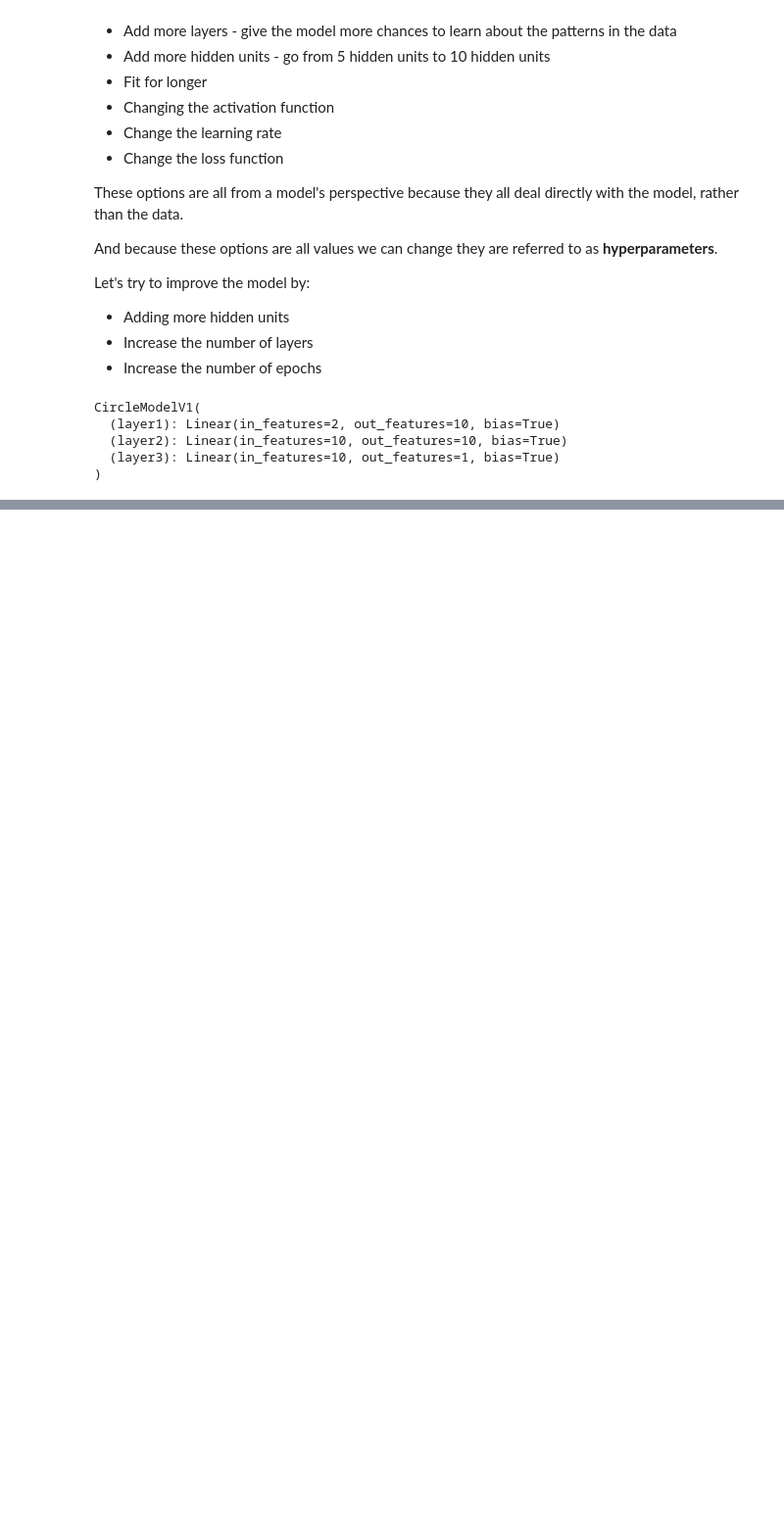
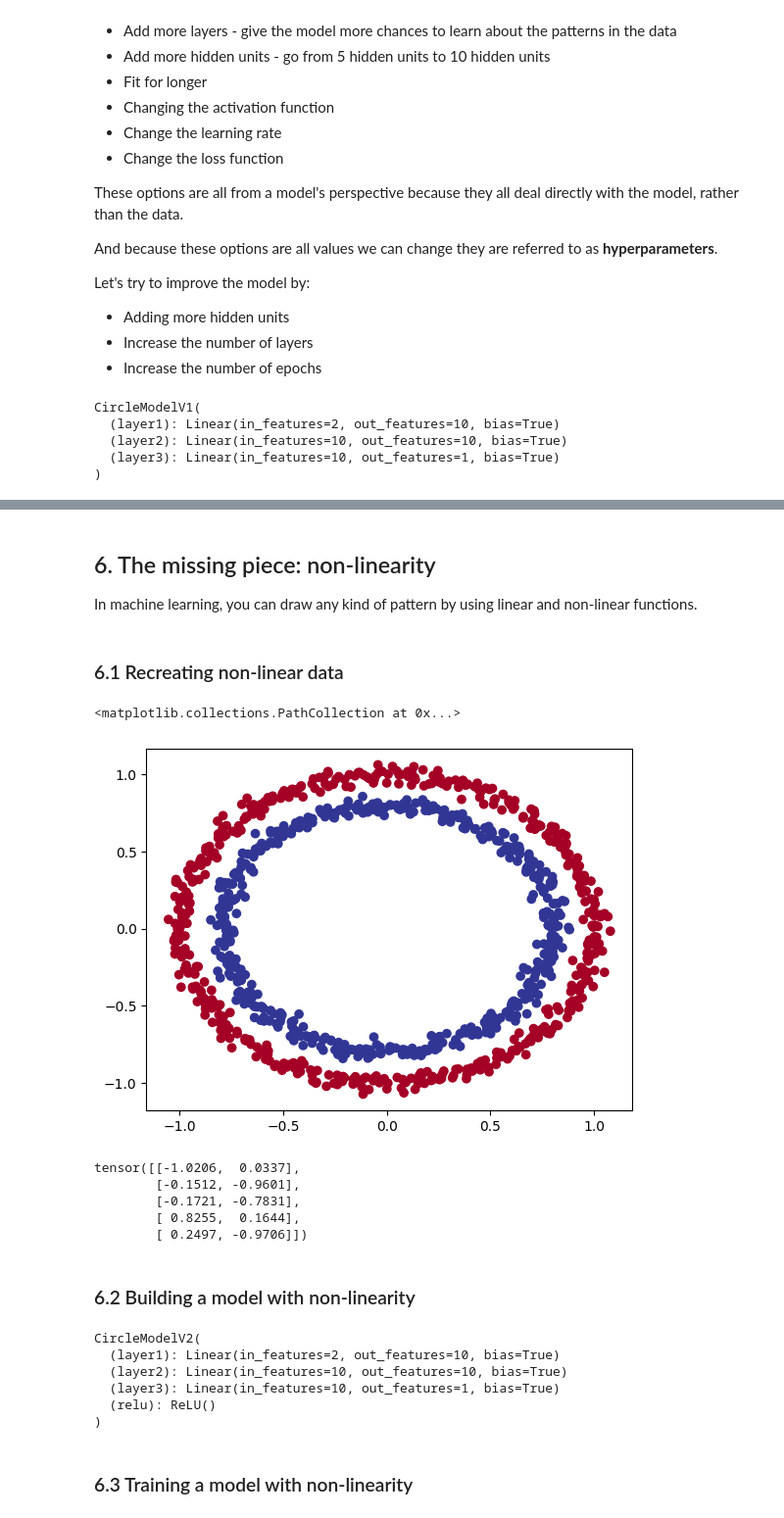
Before and after one commit to N1tingale/PyTorch, a Jupyter notebook: PyTorch_Neural_Network_Classification.ipynb, the cells around one changed output, grey strips where cells are left out. Shown at 98% size. Saved outputs shown, nothing was run; the diff lists cells and outputs as text; code cells hidden in the pictures; blank space fills up the shorter version.

```diff
--- a/PyTorch_Neural_Network_Classification.ipynb
+++ b/PyTorch_Neural_Network_Classification.ipynb
@@ -429,0 +597,66 @@ CircleModelV1(
+# %% [markdown]
+## 6. The missing piece: non-linearity
+
+In machine learning, you can draw any kind of pattern by using linear and non-linear functions.
+# %% [markdown]
+### 6.1 Recreating non-linear data
+# %%
+# Make and plot data
+
+import matplotlib.pyplot as plt
+from sklearn.datasets import make_circles
+
+n_samples = 1000
+
+X, y = make_circles(n_samples, noise=0.03)
+
+plt.scatter(X[:, 0], X[:, 1], c=y, cmap=plt.cm.RdYlBu)
+# %% [output]
+<matplotlib.collections.PathCollection at 0x...>
+[figure, added]
+# %%
+# Convert data to tensors and then train test split
+import torch
+from sklearn.model_selection import train_test_split
+
+# Turn data into tensors
+X = torch.from_numpy(X).type(torch.float)
+y = torch.from_numpy(y).type(torch.float)
+
+# Train test split
+X_train, X_test, y_train, y_test = train_test_split(X, y, test_size=0.2)
+
+X_train[:5]
+# %% [output]
+tensor([[-1.0206,  0.0337],
+        [-0.1512, -0.9601],
+        [-0.1721, -0.7831],
+        [ 0.8255,  0.1644],
+        [ 0.2497, -0.9706]])
+# %% [markdown]
+### 6.2 Building a model with non-linearity
+# %%
+# Build a model with non-linear activation functions
+from torch import nn
+
+class CircleModelV2(nn.Module):
+  def __init__(self):
+    super().__init__()
+    self.layer1 = nn.Linear(in_features=2, out_features=10)
+    self.layer2 = nn.Linear(in_features=10, out_features=10)
+    self.layer3 = nn.Linear(in_features=10, out_features=1)
+    self.relu = nn.ReLU()
+
+  def forward(self, x: torch.Tensor) -> torch.Tensor:
+    # Where should we put our non-linear activation functions?
+    return self.layer3(self.relu(self.layer2(self.relu(self.layer1(x)))))
+
+model_3 = CircleModelV2().to(device)
+model_3
+# %% [output]
+CircleModelV2(
+  (layer1): Linear(in_features=2, out_features=10, bias=True)
+  (layer2): Linear(in_features=10, out_features=10, bias=True)
+  (layer3): Linear(in_features=10, out_features=1, bias=True)
+  (relu): ReLU()
+)
@@ -429,0 +668,2 @@ CircleModelV1(
+# %% [markdown]
+### 6.3 Training a model with non-linearity
```
Also changed, not shown: parts of 29 cells of this notebook.
